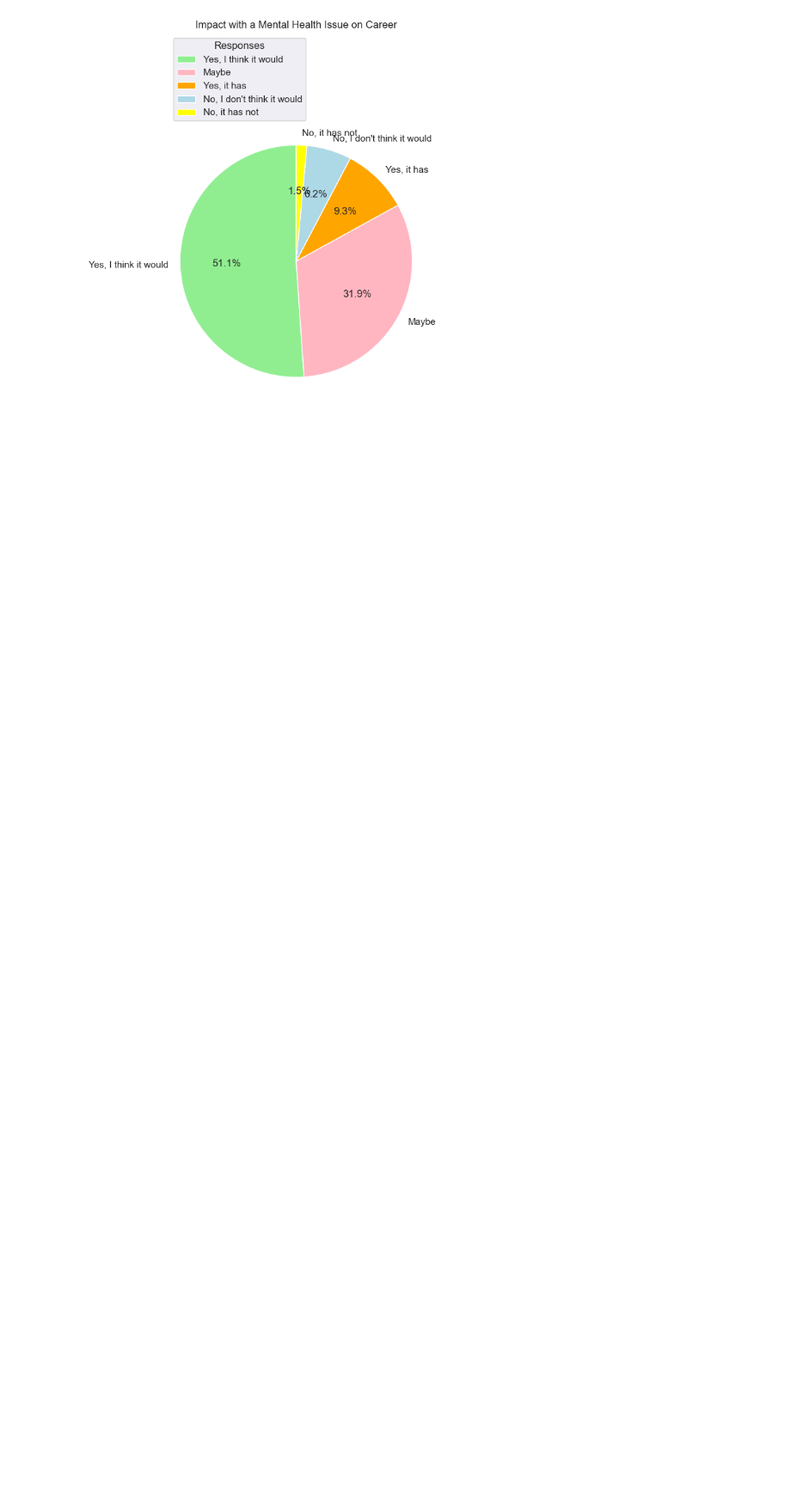
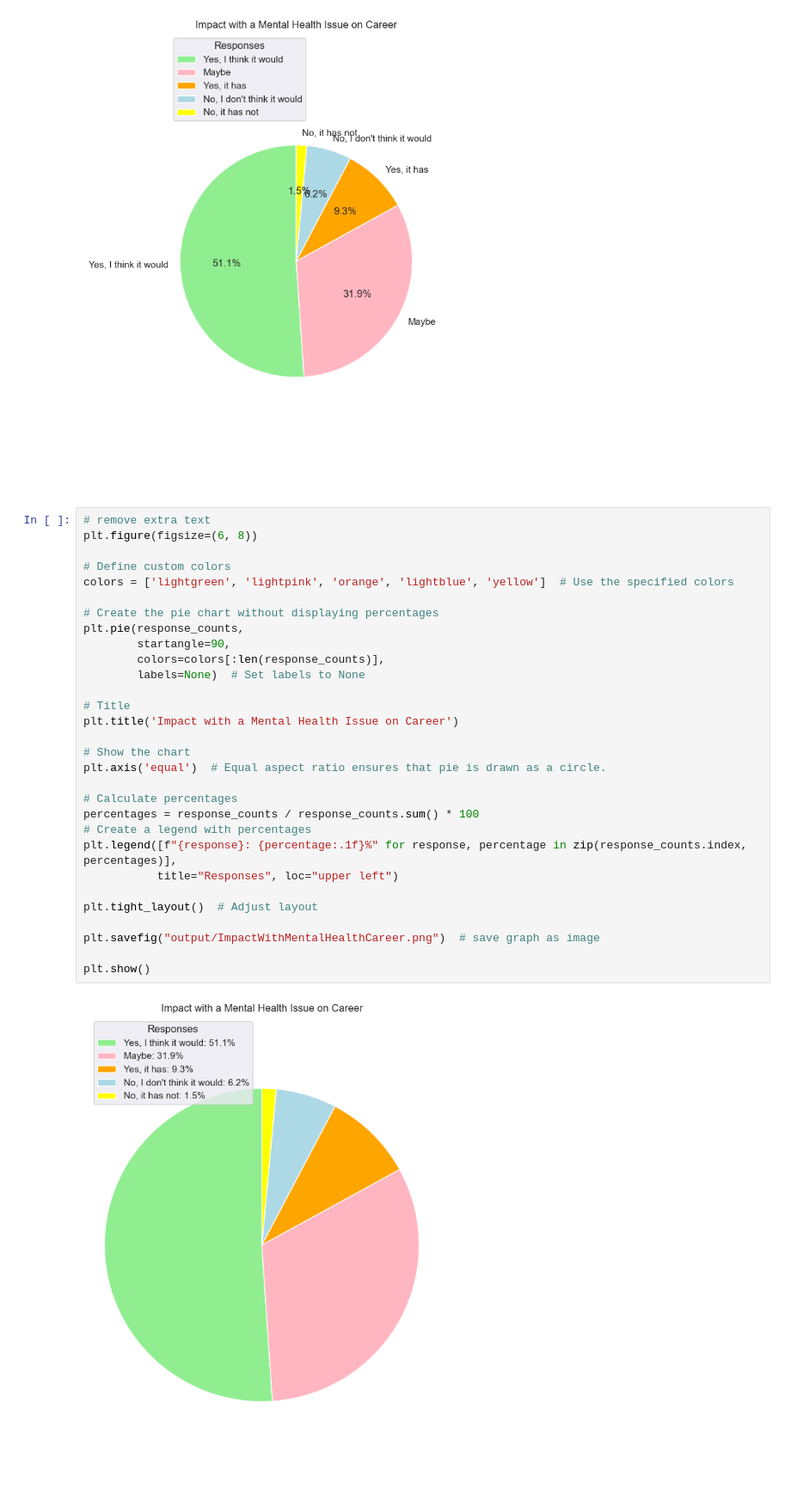
Before and after one commit to Keegawho198/Mental-health-tech-survey-2016, a Jupyter notebook: Mental Health.ipynb, the cells around one changed output. Shown at 86% size. Drawn from its saved outputs; the diff is of its cells as text; blank space fills up the shorter version.

```diff
--- a/Mental Health.ipynb
+++ b/Mental Health.ipynb
@@ -1874,6 +1874,38 @@ else:
     plt.show()
 # %% [output]
 [figure]
+# %%
+# remove extra text
+plt.figure(figsize=(6, 8))
+
+# Define custom colors
+colors = ['lightgreen', 'lightpink', 'orange', 'lightblue', 'yellow']  # Use the specified colors
+
+# Create the pie chart without displaying percentages
+plt.pie(response_counts,
+        startangle=90,
+        colors=colors[:len(response_counts)],
+        labels=None)  # Set labels to None
+
+# Title
+plt.title('Impact with a Mental Health Issue on Career')
+
+# Show the chart
+plt.axis('equal')  # Equal aspect ratio ensures that pie is drawn as a circle.
+
+# Calculate percentages
+percentages = response_counts / response_counts.sum() * 100
+# Create a legend with percentages
+plt.legend([f"{response}: {percentage:.1f}%" for response, percentage in zip(response_counts.index, percentages)],
+           title="Responses", loc="upper left")
+
+plt.tight_layout()  # Adjust layout
+
+plt.savefig("output/ImpactWithMentalHealthCareer.png")  # save graph as image
+
+plt.show()
+# %% [output]
+[figure, added]
 # %%
 # Define age groups and a function to categorize ages
 def categorize_age(age):
```
Also changed, not shown: 4 other files.
